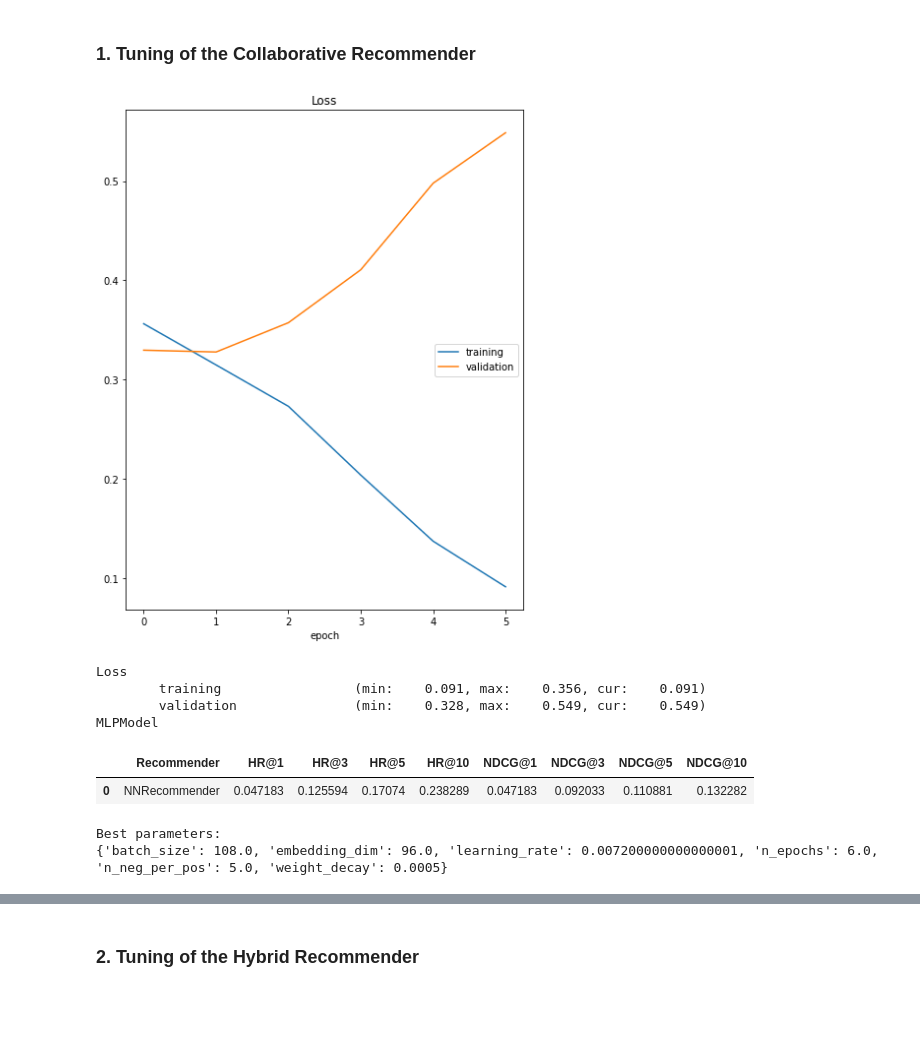
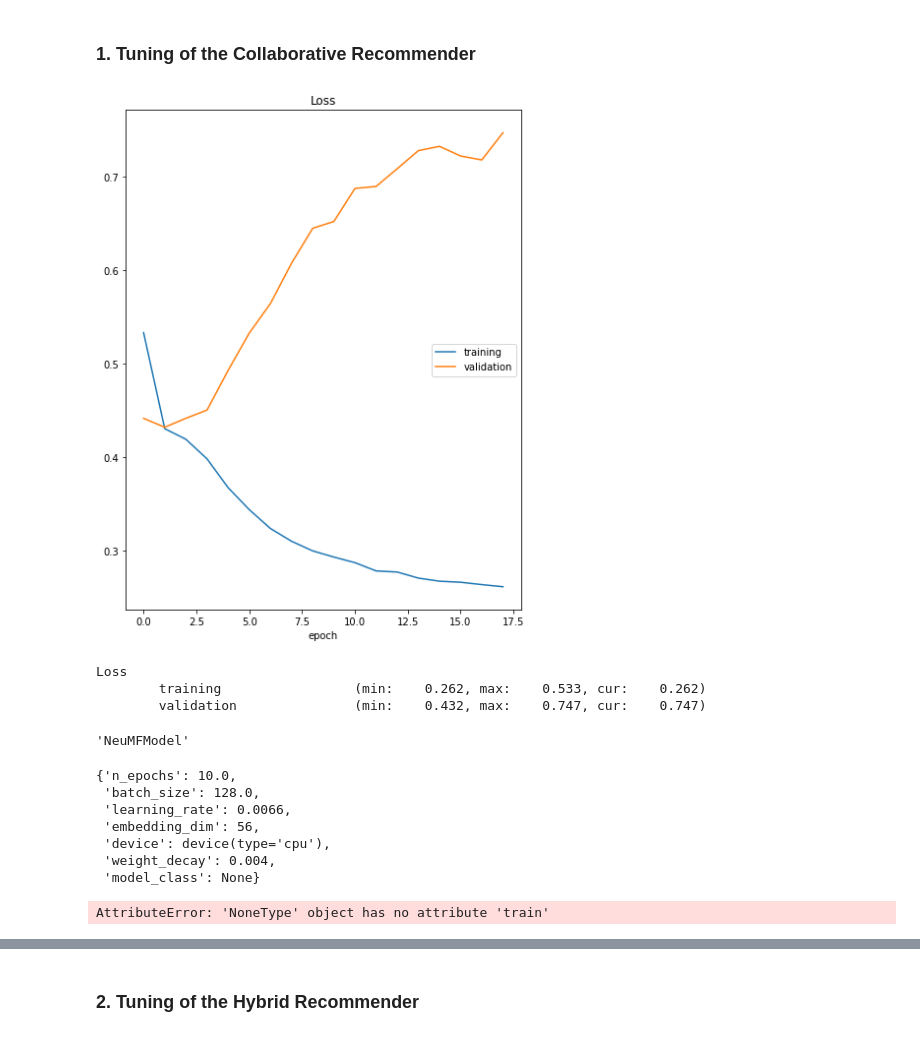
Before and after one commit to kabix09/NeuralNetworkHotelRecommender, a Jupyter notebook: project_2_recommender_and_evaluation.ipynb, the cells around one changed output, grey strips where cells are left out. Drawn from its saved outputs; the diff is of its cells as text; code cells hidden in the pictures; blank space fills up the shorter version.

```diff
--- a/project_2_recommender_and_evaluation.ipynb
+++ b/project_2_recommender_and_evaluation.ipynb
@@ -752,7 +752,7 @@ class NNRecommender(Recommender):
                 embedding_dim=6,
                 device=torch.device("cuda:0" if torch.cuda.is_available() else "cpu"),
                 weight_decay=0.0001,
-                model_class='MLPModel'):
+                model_class=None):
         """
         Initialize recommender params and variables.
         """
@@ -789,6 +789,7 @@ class NNRecommender(Recommender):
             'model_class': model_class
         }
         self.setup_config(params)
+        display(self.config)
 
     def setup_config(self, params):
         for key, value in params.items():
@@ -989,6 +990,8 @@ class NNRecommender(Recommender):
                 liveloss.update(logs)
                 liveloss.send()
 
+        display(self.config['model_class'])
+
         # Find the most popular items for the cold start problem
         offers_count = recommend_df.loc[:, ['item_id', 'user_id']].groupby(by='item_id').count()
         offers_count = offers_count.sort_values('user_id', ascending=False)
@@ -1182,30 +1185,35 @@ Tune your model using the code below. You only need to put the class name of you
 # %%
 # Test for classic veresion of recommender (using pairs user & item ids)
 param_space = {
     'n_neg_per_pos': hp.quniform('n_neg_per_pos', 1, 15, 1),
     'n_epochs': hp.quniform('n_epochs', 5, 30, 2),
     'batch_size': hp.quniform('batch_size', 16, 128, 4),
     'learning_rate': hp.quniform('learning_rate', 0.0001, 0.01, 0.0002),
     'embedding_dim': hp.quniform('embedding_dim', 16, 128, 8),
     'weight_decay': hp.quniform('weight_decay', 0.0001, 0.01, 0.0005),
-    'model_class': hp.choice('model_class', {2: 'NeuMFModel'})
+    'model_class': 'NeuMFModel'
+#    'model_class': hp.choice('model_class', {2: 'NeuMFModel'})
 }
 
 best_param_set = tune_recommender(NNRecommender, interactions_df, items_df,
                                   param_space, max_evals=10, show_progressbar=True, seed=seed)
 
 print("Best parameters:")
 print(best_param_set)
 # %% [output]
-[figure, old version]
+[figure, new version]
 Loss
-        training                 (min:    0.091, max:    0.356, cur:    0.091)
-        validation               (min:    0.328, max:    0.549, cur:    0.549)
-MLPModel
+        training                 (min:    0.262, max:    0.533, cur:    0.262)
+        validation               (min:    0.432, max:    0.747, cur:    0.747)
-|  | Recommender | HR@1 | HR@3 | HR@5 | HR@10 | NDCG@1 | NDCG@3 | NDCG@5 | NDCG@10 |
-| 0 | NNRecommender | 0.047183 | 0.125594 | 0.17074 | 0.238289 | 0.047183 | 0.092033 | 0.110881 | 0.132282 |
-Best parameters:
-{'batch_size': 108.0, 'embedding_dim': 96.0, 'learning_rate': 0.007200000000000001, 'n_epochs': 6.0, 'n_neg_per_pos': 5.0, 'weight_decay': 0.0005}
+'NeuMFModel'
+{'n_epochs': 10.0,
+ 'batch_size': 128.0,
+ 'learning_rate': 0.0066,
+ 'embedding_dim': 56,
+ 'device': device(type='cpu'),
+ 'weight_decay': 0.004,
+ 'model_class': None}
+AttributeError: 'NoneType' object has no attribute 'train'
 # %%
 # Test for classic veresion of recommender (using pairs user & item ids)
 param_space = {
```
Also changed, not shown: parts of 13 cells of this notebook, 7 other files.
